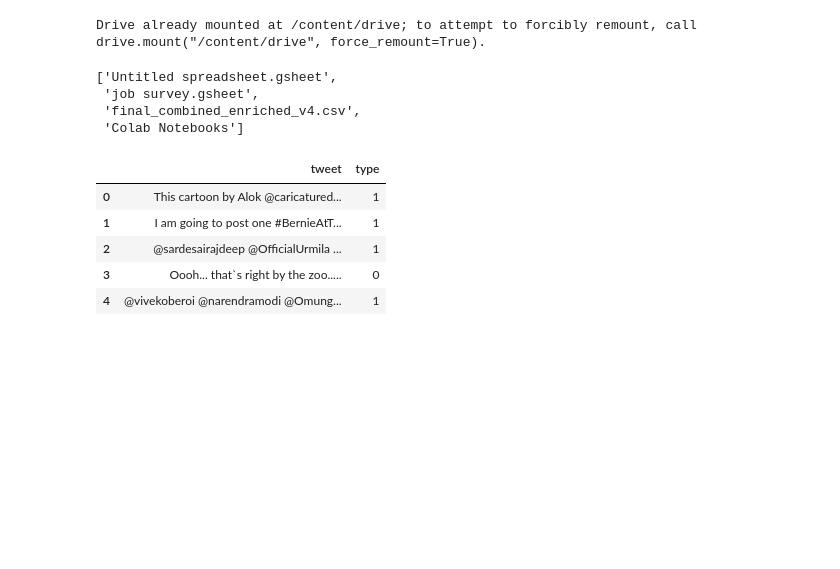
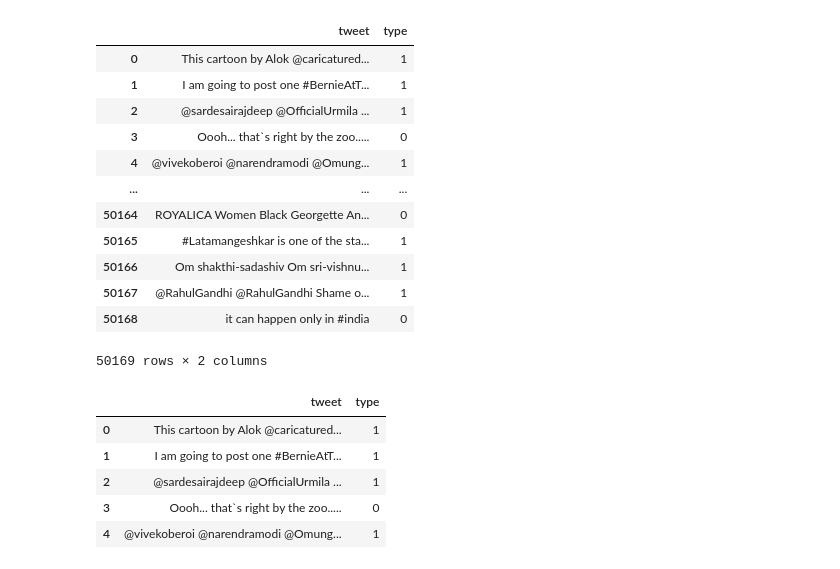
Before and after one commit to vinothkumard2006-ai/data-science, a Jupyter notebook: Political classifier.ipynb, the cells around one changed output. Cells and saved outputs as stored; diff of their text form; code cells hidden in the pictures; blank space fills up the shorter version.

```diff
--- a/Political classifier.ipynb
+++ b/Political classifier.ipynb
@@ -3,15 +3,3 @@ import pandas as pd
 import numpy as np
 import matplotlib.pyplot as plt
 import seaborn as sns
-# %%
-from google.colab import drive
-drive.mount('/content/drive')
-
-import os
-os.listdir('/content/drive/MyDrive')
-# %% [output]
-Drive already mounted at /content/drive; to attempt to forcibly remount, call drive.mount("/content/drive", force_remount=True).
-['Untitled spreadsheet.gsheet',
- 'job survey.gsheet',
- 'final_combined_enriched_v4.csv',
- 'Colab Notebooks']
@@ -20,3 +6,20 @@ Data = pd.read_csv('/content/drive/MyDrive/final_combined_enriched_v4.csv')
+# %%
+Data=pd.read_csv("final_combined_enriched_v4.csv")
+Data
+# %% [output]
+|  | tweet | type |
+| 0 | This cartoon by Alok @caricatured... | 1 |
+| 1 | I am going to post one #BernieAtT... | 1 |
+| 2 | @sardesairajdeep @OfficialUrmila ... | 1 |
+| 3 | Oooh... that`s right by the zoo..... | 0 |
+| 4 | @vivekoberoi @narendramodi @Omung... | 1 |
+| ... | ... | ... |
+| 50164 | ROYALICA Women Black Georgette An... | 0 |
+| 50165 | #Latamangeshkar is one of the sta... | 1 |
+| 50166 | Om shakthi-sadashiv Om sri-vishnu... | 1 |
+| 50167 | @RahulGandhi @RahulGandhi Shame o... | 1 |
+| 50168 | it can happen only in #india | 0 |
+50169 rows × 2 columns
 # %%
 Data.head()
 # %% [output]
```
Also changed, not shown: parts of 17 cells of this notebook.
